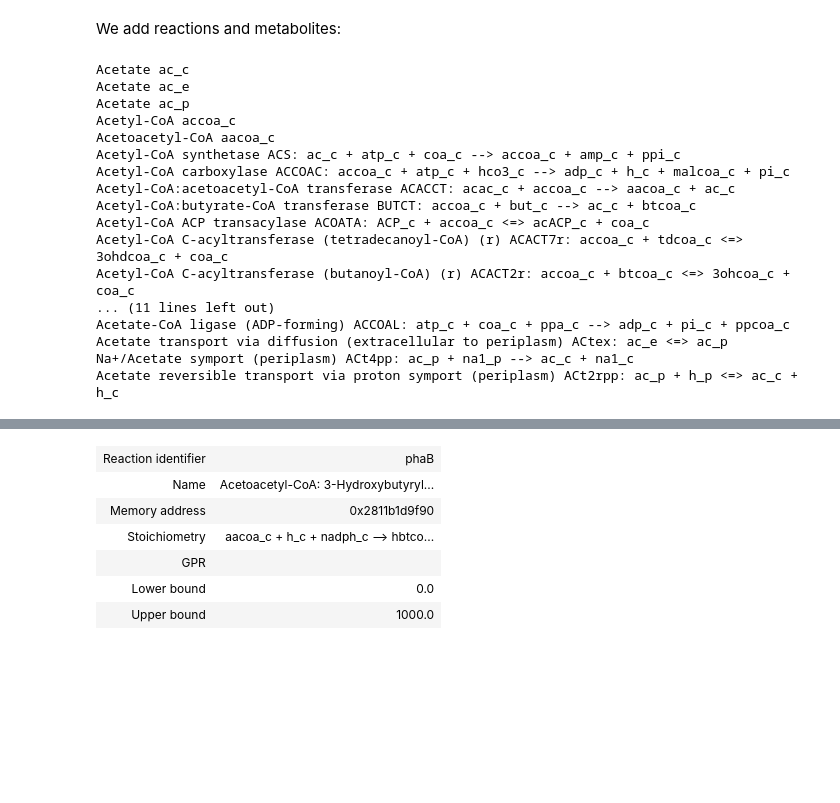
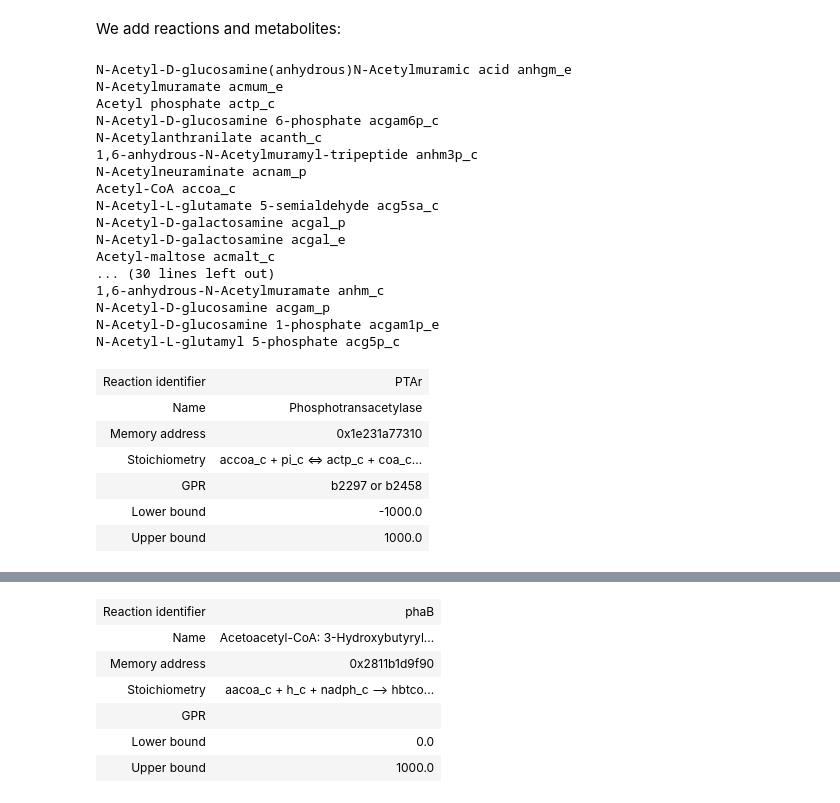
Before and after one commit to 27410/group-assingment-team-3, a Jupyter notebook: 01_Heterologous_Pathway.ipynb, the cells around one changed output, grey strips where cells are left out. Saved outputs shown, nothing was run; the diff lists cells and outputs as text; code cells hidden in the pictures; blank space fills up the shorter version.

```diff
--- a/01_Heterologous_Pathway.ipynb
+++ b/01_Heterologous_Pathway.ipynb
@@ -22,38 +22,53 @@ model
 # %% [markdown]
 We add reactions and metabolites:
 # %%
-for metabolite in model.metabolites.query('Acetate', 'name'):
-    print(metabolite.name, metabolite.id)                           # ac_c
+# for metabolite in model.metabolites.query('Acetate', 'name'):
+#     print(metabolite.name, metabolite.id)                           # ac_c
 
-for metabolite in model.metabolites.query('Acetyl-CoA', 'name'):
-    print(metabolite.name, metabolite.id)                           # accoa_c
+# for metabolite in model.metabolites.query('Acetyl-CoA', 'name'):
+#     print(metabolite.name, metabolite.id)                           # accoa_c
 
-for metabolite in model.metabolites.query('Acetoacetyl-CoA', 'name'):
-    print(metabolite.name, metabolite.id)                           # aacoa_c
+# for metabolite in model.metabolites.query('Acetoacetyl-CoA', 'name'):
+#     print(metabolite.name, metabolite.id)                           # aacoa_c
 
-for metabolite in model.metabolites.query('3-hydroxybutyryl-CoA', 'name'):
-    print(metabolite.name, metabolite.id)                           # NA
+# for metabolite in model.metabolites.query('3-hydroxybutyryl-CoA', 'name'):
+#     print(metabolite.name, metabolite.id)                           # NA
 
-for reaction in model.reactions.query('Acetyl-CoA', 'name'):
-    print(reaction.name, reaction)                                  # Reaction for phaA corresponds to ACACT1r
+# for reaction in model.reactions.query('Acetyl-CoA', 'name'):
+#     print(reaction.name, reaction)                                  # Reaction for phaA corresponds to ACACT1r
 
-for reaction in model.reactions.query('Acetate', 'name'):
-    print(reaction.name, reaction)                                  # Reaction for acs ACS
+# for reaction in model.reactions.query('Acetate', 'name'):
+#     print(reaction.name, reaction)                                  # Reaction for acs ACS
+
+for metabolite in model.metabolites.query('Acetyl', 'name'):
+    print(metabolite.name, metabolite.id)
 # %% [output]
-Acetate ac_c
-Acetate ac_e
-Acetate ac_p
+N-Acetyl-D-glucosamine(anhydrous)N-Acetylmuramic acid anhgm_e
+N-Acetylmuramate acmum_e
+Acetyl phosphate actp_c
+N-Acetyl-D-glucosamine 6-phosphate acgam6p_c
+N-Acetylanthranilate acanth_c
+1,6-anhydrous-N-Acetylmuramyl-tripeptide anhm3p_c
+N-Acetylneuraminate acnam_p
 Acetyl-CoA accoa_c
-Acetoacetyl-CoA aacoa_c
-Acetyl-CoA synthetase ACS: ac_c + atp_c + coa_c --> accoa_c + amp_c + ppi_c
-Acetyl-CoA carboxylase ACCOAC: accoa_c + atp_c + hco3_c --> adp_c + h_c + malcoa_c + pi_c
-Acetyl-CoA:acetoacetyl-CoA transferase ACACCT: acac_c + accoa_c --> aacoa_c + ac_c
-Acetyl-CoA:butyrate-CoA transferase BUTCT: accoa_c + but_c --> ac_c + btcoa_c
-Acetyl-CoA ACP transacylase ACOATA: ACP_c + accoa_c <=> acACP_c + coa_c
-Acetyl-CoA C-acyltransferase (tetradecanoyl-CoA) (r) ACACT7r: accoa_c + tdcoa_c <=> 3ohdcoa_c + coa_c
-Acetyl-CoA C-acyltransferase (butanoyl-CoA) (r) ACACT2r: accoa_c + btcoa_c <=> 3ohcoa_c + coa_c
-... (11 lines left out)
-Acetate-CoA ligase (ADP-forming) ACCOAL: atp_c + coa_c + ppa_c --> adp_c + pi_c + ppcoa_c
-Acetate transport via diffusion (extracellular to periplasm) ACtex: ac_e <=> ac_p
-Na+/Acetate symport (periplasm) ACt4pp: ac_p + na1_p --> ac_c + na1_c
-Acetate reversible transport via proton symport (periplasm) ACt2rpp: ac_p + h_p <=> ac_c + h_c
+N-Acetyl-L-glutamate 5-semialdehyde acg5sa_c
+N-Acetyl-D-galactosamine acgal_p
+N-Acetyl-D-galactosamine acgal_e
+Acetyl-maltose acmalt_c
+... (30 lines left out)
+1,6-anhydrous-N-Acetylmuramate anhm_c
+N-Acetyl-D-glucosamine acgam_p
+N-Acetyl-D-glucosamine 1-phosphate acgam1p_e
+N-Acetyl-L-glutamyl 5-phosphate acg5p_c
+# %%
+# model.metabolites.actp_c
+model.reactions.PTAr
+# model.reactions.ACKr
+# %% [output]
+| Reaction identifier | PTAr |
+| Name | Phosphotransacetylase |
+| Memory address | 0x1e231a77310 |
+| Stoichiometry | accoa_c + pi_c <=> actp_c + coa_c... |
+| GPR | b2297 or b2458 |
+| Lower bound | -1000.0 |
+| Upper bound | 1000.0 |
```
Also changed, not shown: parts of 2 cells of this notebook, 2 other files.
